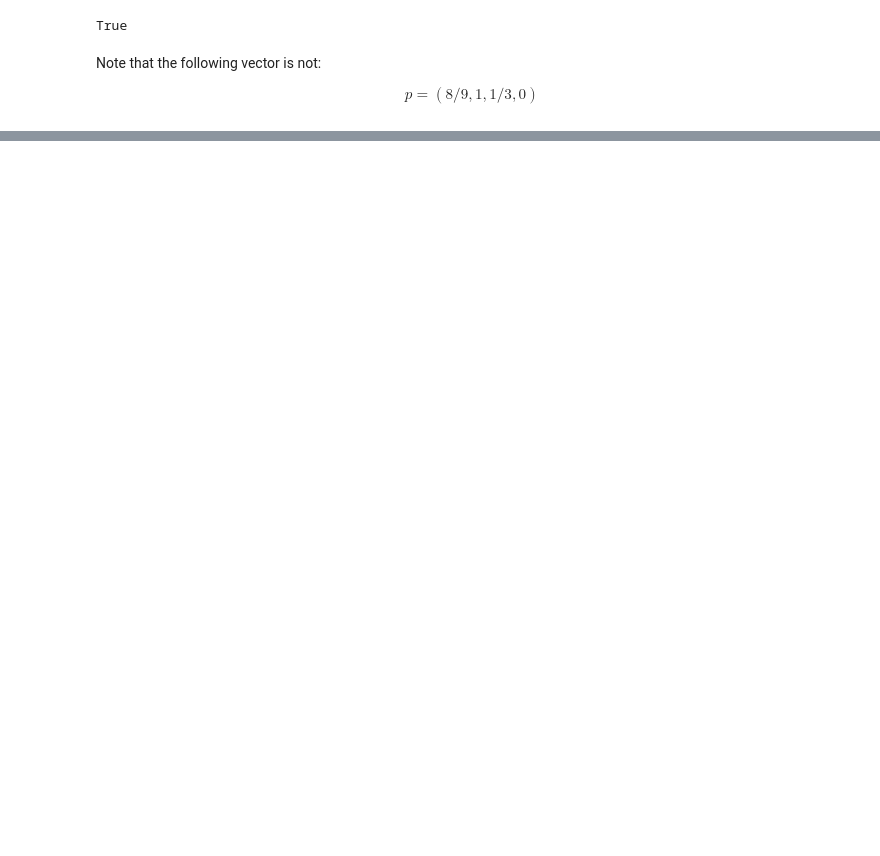
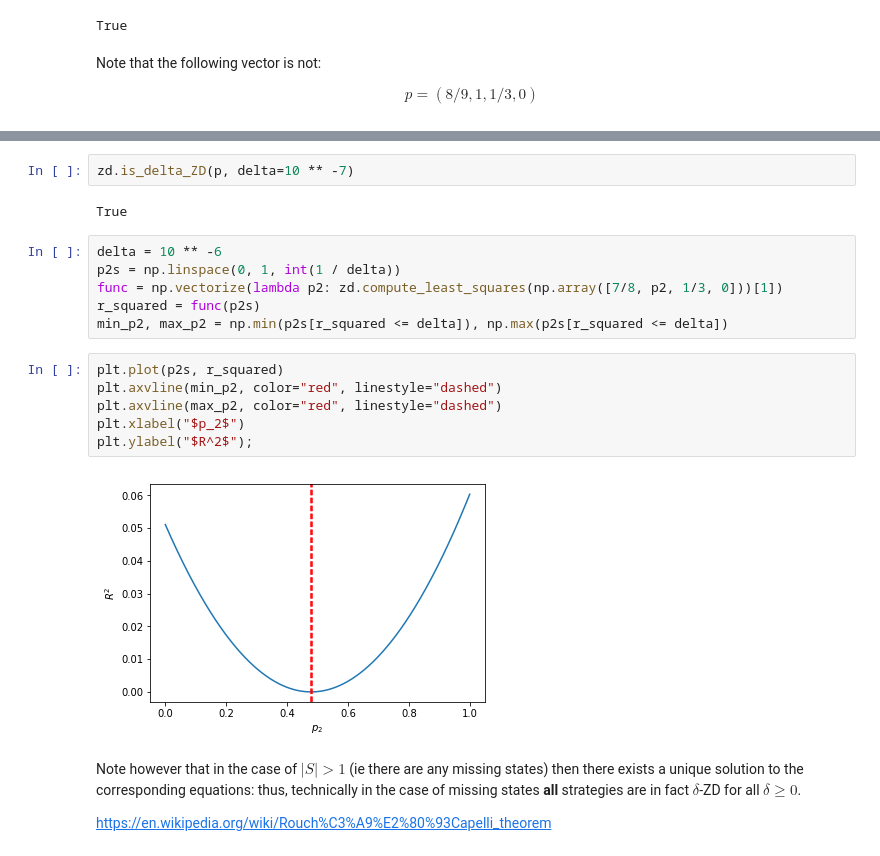
Before and after one commit to drvinceknight/testing_for_ZD, a Jupyter notebook: main.ipynb, the cells around one changed output, grey strips where cells are left out. Drawn from its saved outputs; the diff is of its cells as text; blank space fills up the shorter version.

```diff
--- a/main.ipynb
+++ b/main.ipynb
@@ -208,0 +188,22 @@ plt.colorbar();
+# %%
+zd.is_delta_ZD(p, delta=10 ** -7)
+# %% [output]
+True
+# %%
+delta = 10 ** -6
+p2s = np.linspace(0, 1, int(1 / delta))
+func = np.vectorize(lambda p2: zd.compute_least_squares(np.array([7/8, p2, 1/3, 0]))[1])
+r_squared = func(p2s)
+min_p2, max_p2 = np.min(p2s[r_squared <= delta]), np.max(p2s[r_squared <= delta])
+# %%
+plt.plot(p2s, r_squared)
+plt.axvline(min_p2, color="red", linestyle="dashed")
+plt.axvline(max_p2, color="red", linestyle="dashed")
+plt.xlabel("$p_2$")
+plt.ylabel("$R^2$");
+# %% [output]
+[figure, added]
+# %% [markdown]
+Note however that in the case of $|S|>1$ (ie there are any missing states) then there exists a unique solution to the corresponding equations: thus, technically in the case of missing states **all** strategies are in fact $\delta$-ZD for all $\delta\geq 0$.
+
+https://en.wikipedia.org/wiki/Rouch%C3%A9%E2%80%93Capelli_theorem
```
Also changed, not shown: parts of 49 cells of this notebook, 21 other files.
